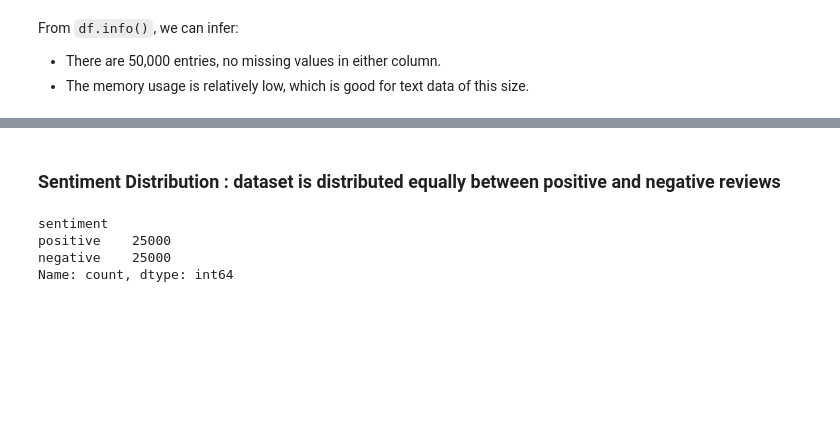
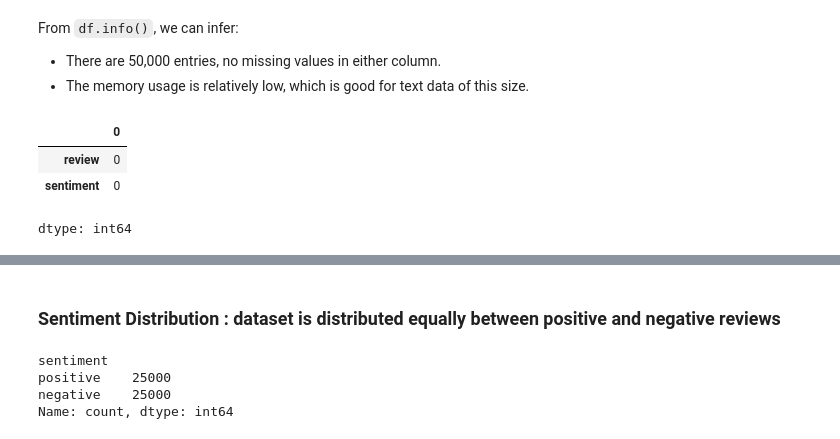
Before and after one commit to nehalnova/sentiment-analysis-, a Jupyter notebook: 01_IMDB_EDA.ipynb, the cells around one changed output, grey strips where cells are left out. Saved outputs shown, nothing was run; the diff lists cells and outputs as text; code cells hidden in the pictures; blank space fills up the shorter version.

```diff
--- a/01_IMDB_EDA.ipynb
+++ b/01_IMDB_EDA.ipynb
@@ -39,3 +47,11 @@ memory usage: 781.4+ KB
 From `df.info()`, we can infer:
 *   There are 50,000 entries, no missing values in either column.
 *   The memory usage is relatively low, which is good for text data of this size.
+# %%
+df.isnull().sum()#first part checks every cell in df
+#When you apply .sum() to this boolean DataFrame, it counts the True values (which represent missing values) for each column. Since True is treated as 1 and False as 0, sum() effectively gives you the total number of missing entries per column.
+# %% [output]
+|  | 0 |
+| review | 0 |
+| sentiment | 0 |
+dtype: int64
```
Also changed, not shown: parts of 7 cells of this notebook.
